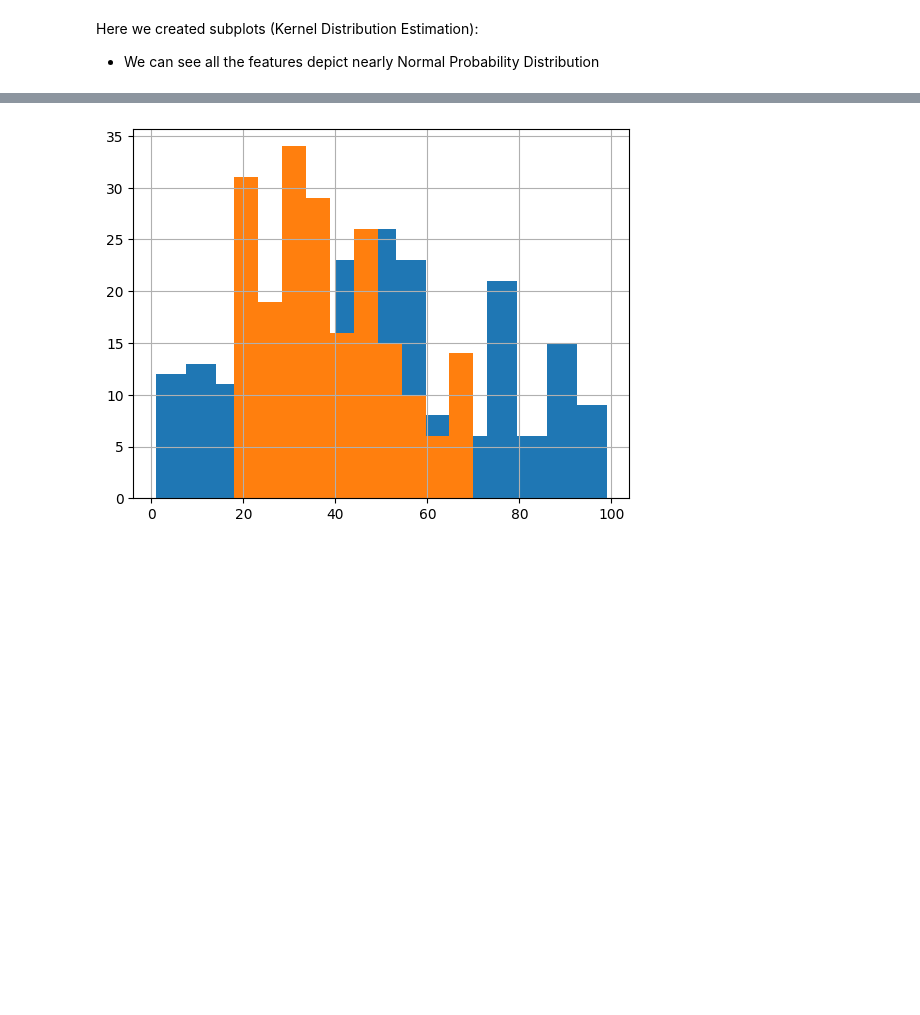
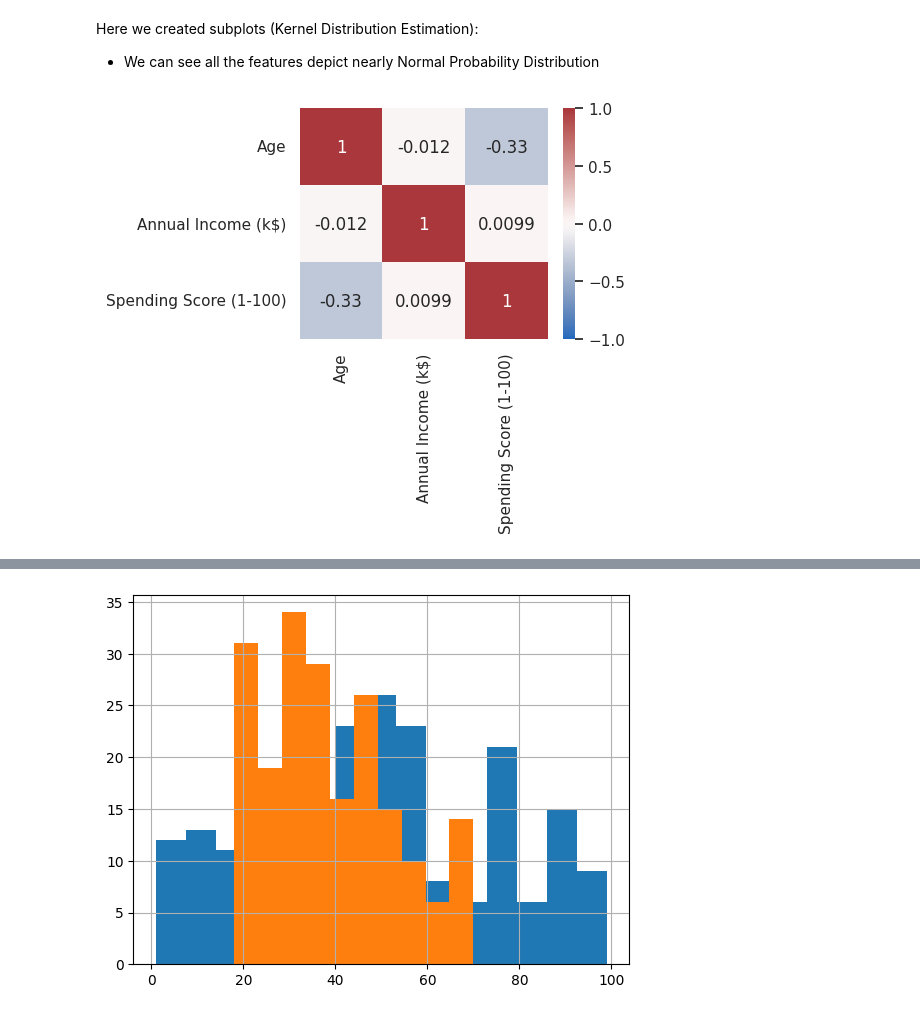
Before and after one commit to pb319/Segment-Stream, a Jupyter notebook: CustSegment.ipynb, the cells around one changed output, grey strips where cells are left out. Saved outputs shown, nothing was run; the diff lists cells and outputs as text; code cells hidden in the pictures; blank space fills up the shorter version.

```diff
--- a/CustSegment.ipynb
+++ b/CustSegment.ipynb
@@ -145,5 +145,9 @@ plt.show()
 Here we created subplots (Kernel Distribution Estimation):
 - We can see all the features depict nearly Normal Probability Distribution
 # %%
-#  plt.figure(figsize= (8,5))
-# sns.heatmap(cr,annot= True , vmin=-1 ,vmax= 1, center= 0, cmap="vlag", mask= mask)
+plt.figure(figsize= (4,3))
+cr = customer_data.drop(["CustomerID","Gender"],axis="columns").corr()
+sns.heatmap(cr,annot= True , vmin=-1 ,vmax= 1, center= 0, cmap="vlag")
+plt.show()
+# %% [output]
+[figure, added]
```
Also changed, not shown: parts of 1 cell of this notebook.
